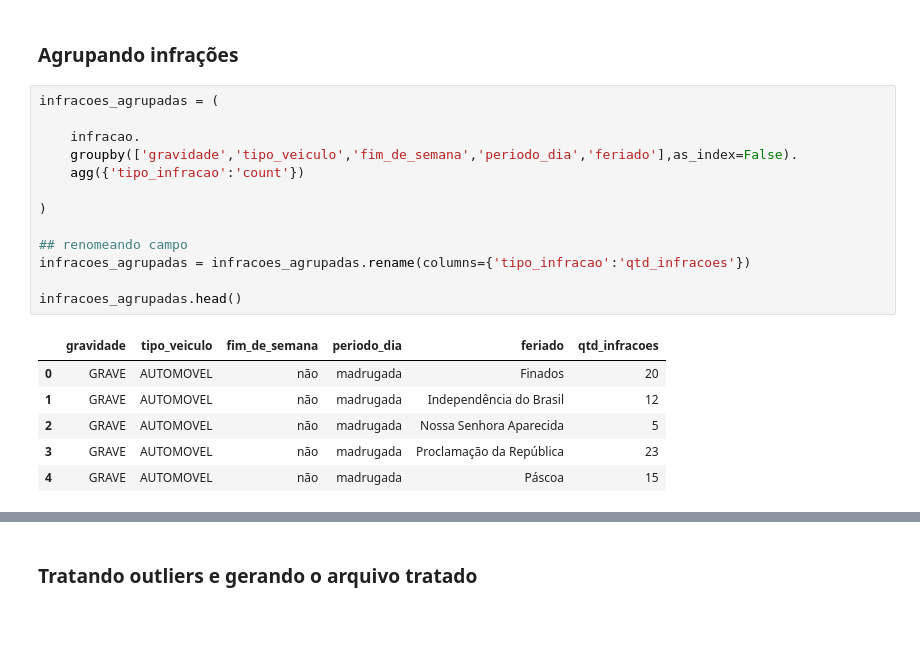
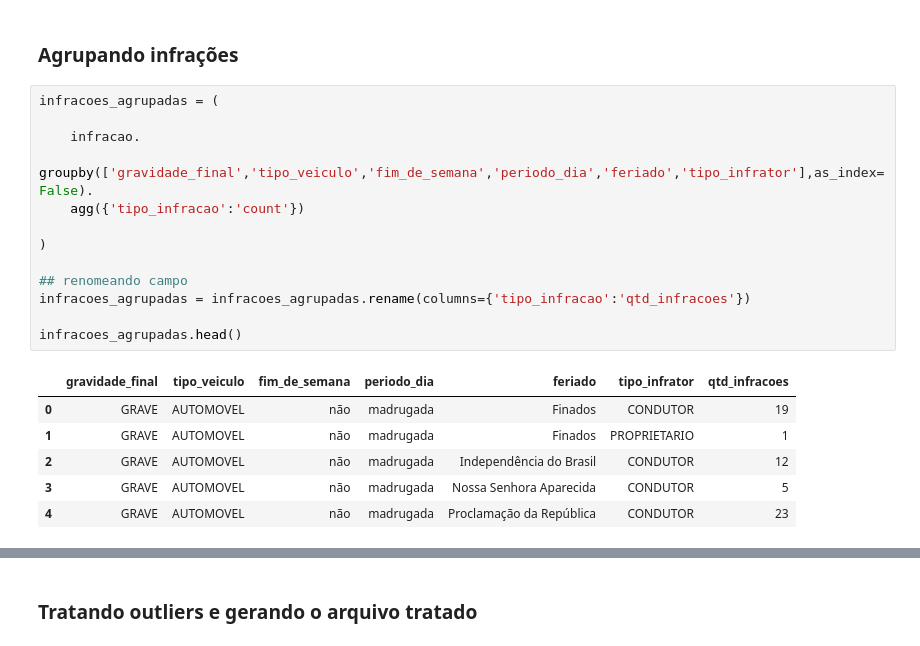
Before and after one commit to yusam/mead2, a Jupyter notebook: autos_de_infracao.ipynb, the cells around one changed output, grey strips where cells are left out. Cells and saved outputs as stored; diff of their text form.

```diff
--- a/autos_de_infracao.ipynb
+++ b/autos_de_infracao.ipynb
@@ -642,20 +651,20 @@ infracao['gravidade_final'] = infracao['tipo_infracao'].map(niveis)
 # %%
 infracoes_agrupadas = (
 
     infracao.
-    groupby(['gravidade','tipo_veiculo','fim_de_semana','periodo_dia','feriado'],as_index=False).
+    groupby(['gravidade_final','tipo_veiculo','fim_de_semana','periodo_dia','feriado','tipo_infrator'],as_index=False).
     agg({'tipo_infracao':'count'})
 
 )
 
 ## renomeando campo
 infracoes_agrupadas = infracoes_agrupadas.rename(columns={'tipo_infracao':'qtd_infracoes'})
 
 infracoes_agrupadas.head()
 # %% [output]
-|  | gravidade | tipo_veiculo | fim_de_semana | periodo_dia | feriado | qtd_infracoes |
-| 0 | GRAVE | AUTOMOVEL | não | madrugada | Finados | 20 |
-| 1 | GRAVE | AUTOMOVEL | não | madrugada | Independência do Brasil | 12 |
-| 2 | GRAVE | AUTOMOVEL | não | madrugada | Nossa Senhora Aparecida | 5 |
-| 3 | GRAVE | AUTOMOVEL | não | madrugada | Proclamação da República | 23 |
-| 4 | GRAVE | AUTOMOVEL | não | madrugada | Páscoa | 15 |
+|  | gravidade_final | tipo_veiculo | fim_de_semana | periodo_dia | feriado | tipo_infrator | qtd_infracoes |
+| 0 | GRAVE | AUTOMOVEL | não | madrugada | Finados | CONDUTOR | 19 |
+| 1 | GRAVE | AUTOMOVEL | não | madrugada | Finados | PROPRIETARIO | 1 |
+| 2 | GRAVE | AUTOMOVEL | não | madrugada | Independência do Brasil | CONDUTOR | 12 |
+| 3 | GRAVE | AUTOMOVEL | não | madrugada | Nossa Senhora Aparecida | CONDUTOR | 5 |
+| 4 | GRAVE | AUTOMOVEL | não | madrugada | Proclamação da República | CONDUTOR | 23 |
```
Also changed, not shown: parts of 10 cells of this notebook.
